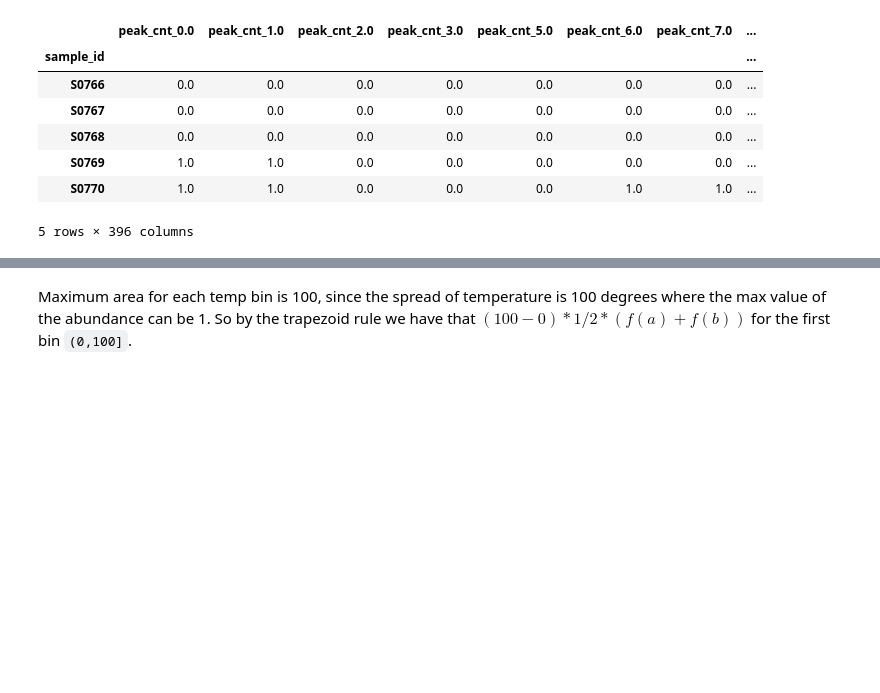
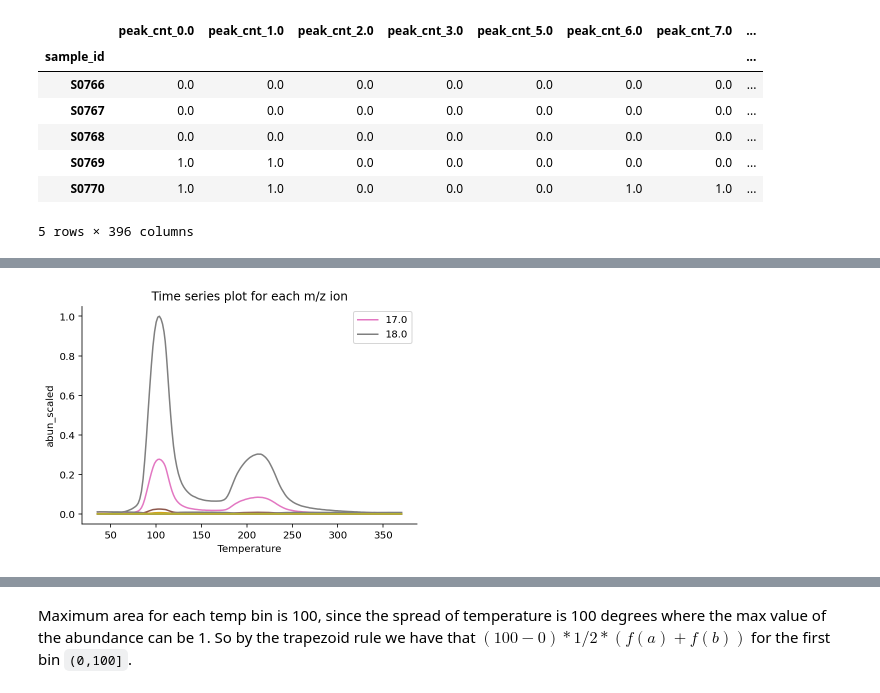
Before and after one commit to itacdonev/MarsSpectrometry, a Jupyter notebook: notebooks/eda.ipynb, the cells around one changed output, grey strips where cells are left out. Saved outputs shown, nothing was run; the diff lists cells and outputs as text; code cells hidden in the pictures; blank space fills up the shorter version.

```diff
--- a/notebooks/eda.ipynb
+++ b/notebooks/eda.ipynb
@@ -384,0 +501,4 @@ from sklearn.linear_model import LinearRegression
+# %%
+describe_data.plot_mz_ts(hts, 'abun_scaled')
+# %% [output]
+[figure, added]
```
Also changed, not shown: parts of 37 cells of this notebook.
